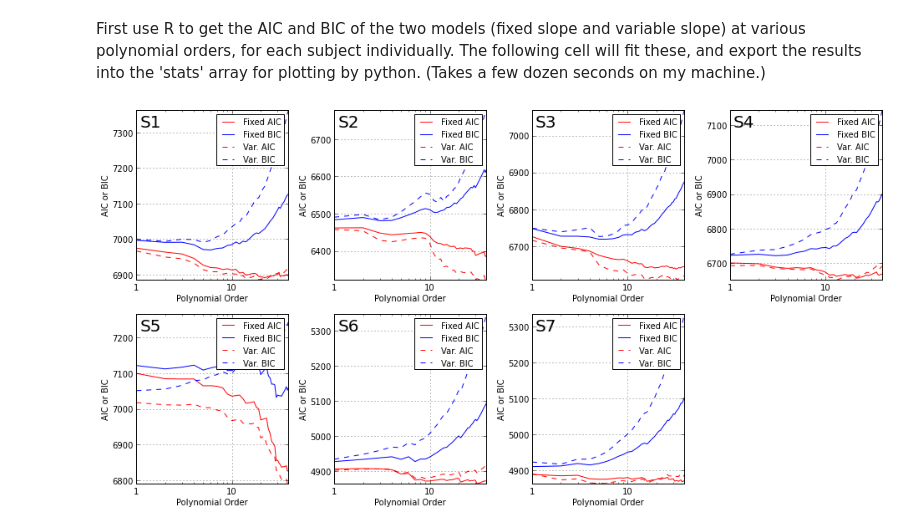
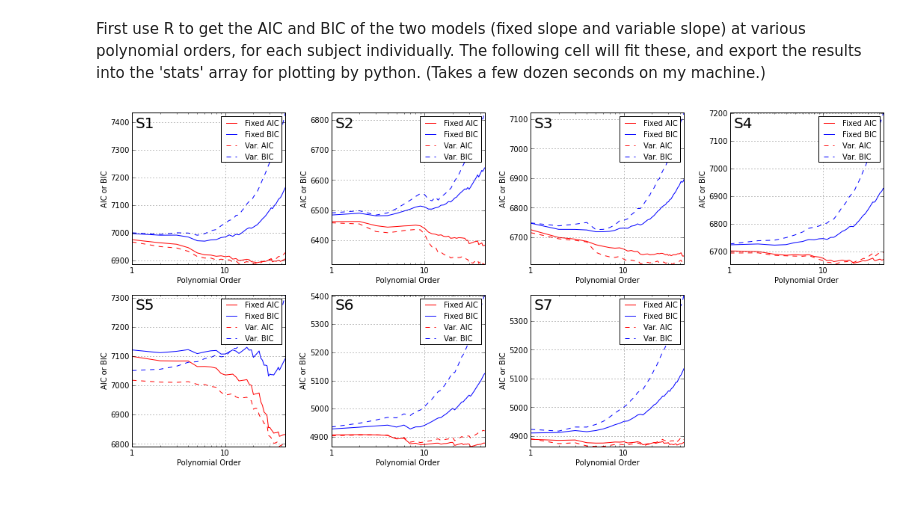
Before and after one commit to dcoates/coates2014frontiers, a Jupyter notebook: polynomials_AIC_BIC.ipynb, the cells around one changed output. Cells and saved outputs as stored; diff of their text form; code cells hidden in the pictures; blank space fills up the shorter version.

```diff
--- a/polynomials_AIC_BIC.ipynb
+++ b/polynomials_AIC_BIC.ipynb
@@ -8,7 +8,7 @@ First use R to get the AIC and BIC of the two models (fixed slope and variable s
 # %%
 %%R -o stats
 df <- read.csv("chung2011_plus.csv", header=TRUE, sep=",")
-maxorders <- 40
+maxorders <- 45
 stats <- array( 0, c(7,maxorders,4) )
 for (subject in 1:7)
 {
@@ -46,10 +46,10 @@ def plotsub(stats, subn):
     plt.grid()
 # %%
 # put all 7 subjects in a grid:
-plt.figure( figsize=(16,8))
+plt.figure( figsize=(18,8))
 for sub in np.arange(7):
     plt.subplot(2,4,sub+1)
     plotsub( stats, sub+1)
 plt.subplots_adjust( hspace=0.2, wspace=0.3) #fix grid spacing
 # %% [output]
-[figure, old version]
+[figure, new version]
```
Also changed, not shown: 2 other files.
